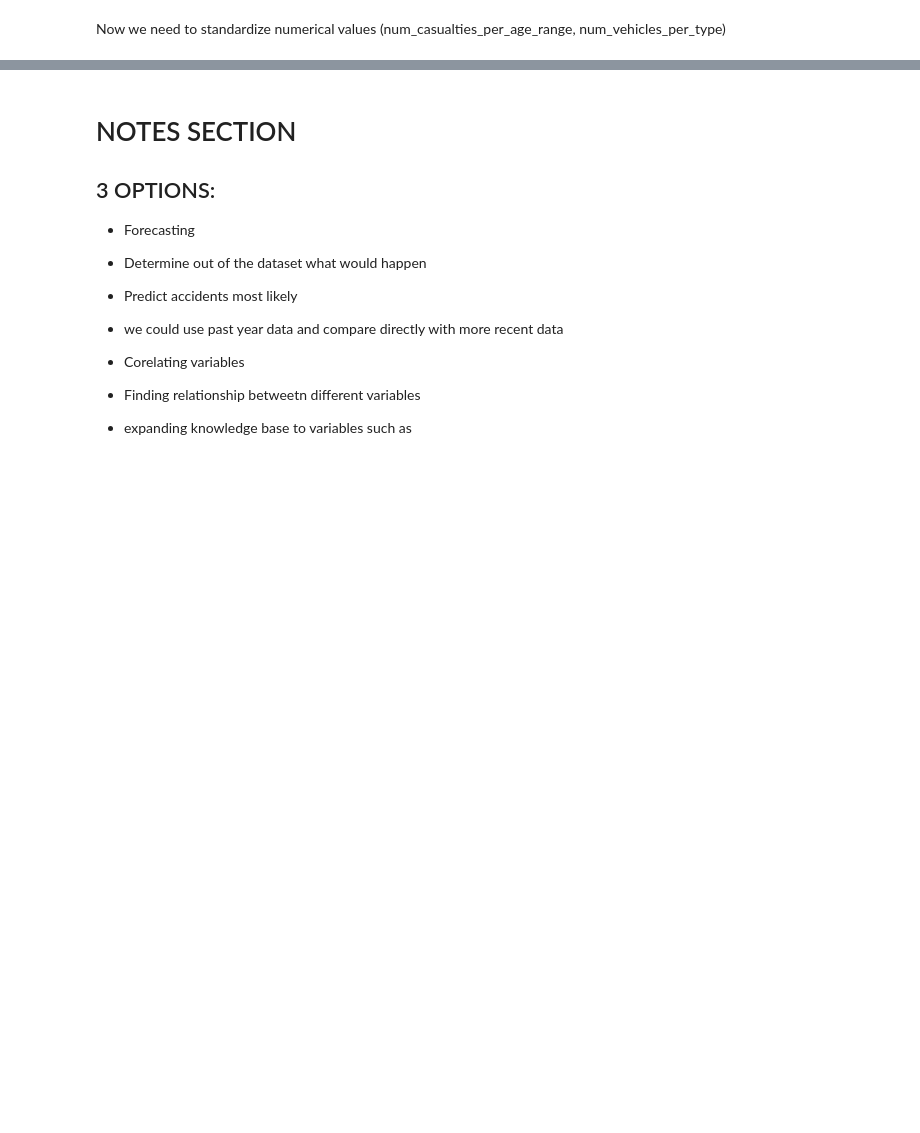
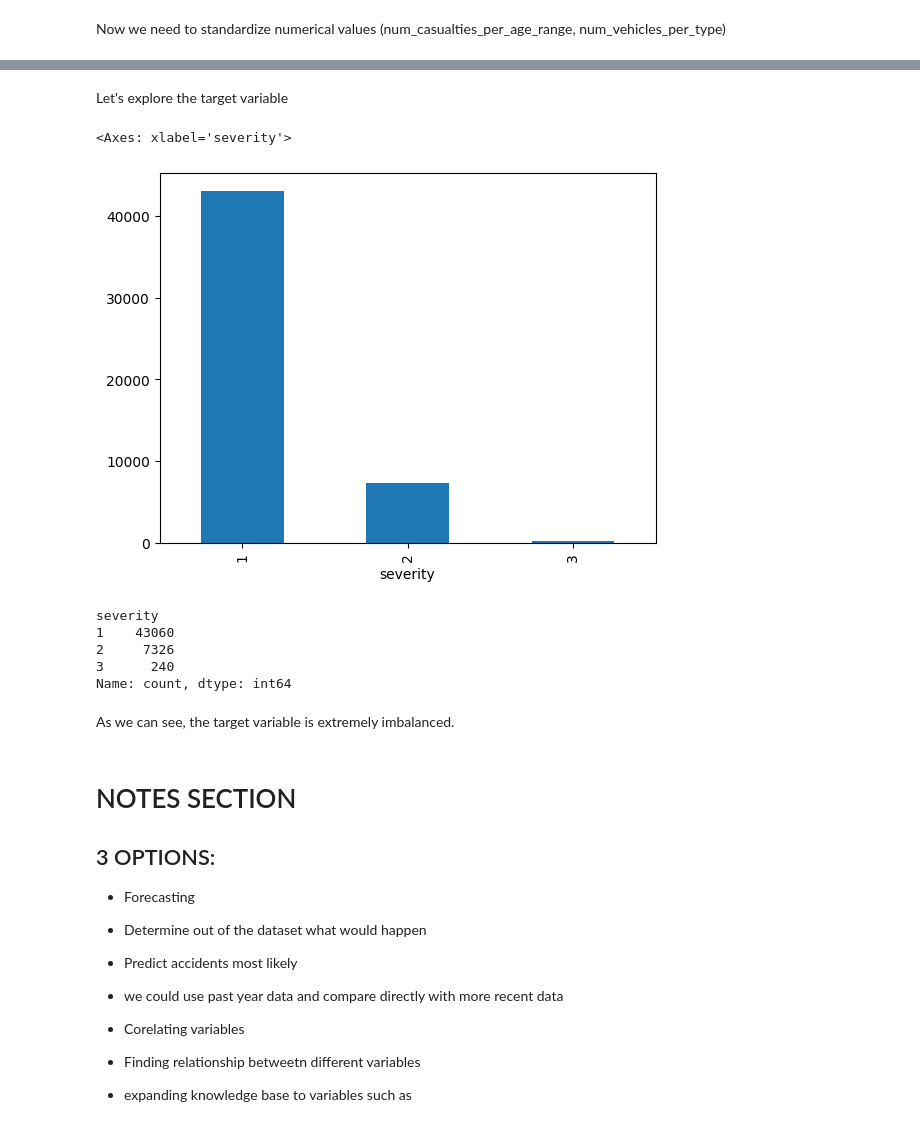
Before and after one commit to asalazar18s/TfL-accidents-dataset-analysis, a Jupyter notebook: main.ipynb, the cells around one changed output, grey strips where cells are left out. Cells and saved outputs as stored; diff of their text form; code cells hidden in the pictures; blank space fills up the shorter version.

Commit message:
target variable distribution

```diff
--- a/main.ipynb
+++ b/main.ipynb
@@ -160,3 +181,20 @@ num_cols = ['casualty_age_0-23', 'casualty_age_24-30', 'casualty_age_31-38', 'ca
+# %% [markdown]
+Let's explore the target variable
+# %%
+df_merged['severity'].value_counts().plot(kind='bar')
+# %% [output]
+<Axes: xlabel='severity'>
+[figure, added]
+# %%
+print(df_merged['severity'].value_counts())
+# %% [output]
+severity
+1    43060
+2     7326
+3      240
+Name: count, dtype: int64
+# %% [markdown]
+As we can see, the target variable is extremely imbalanced.
 # %% [markdown]
 # NOTES SECTION
 
```
Also changed, not shown: parts of 1 cell of this notebook, 1 other file.
